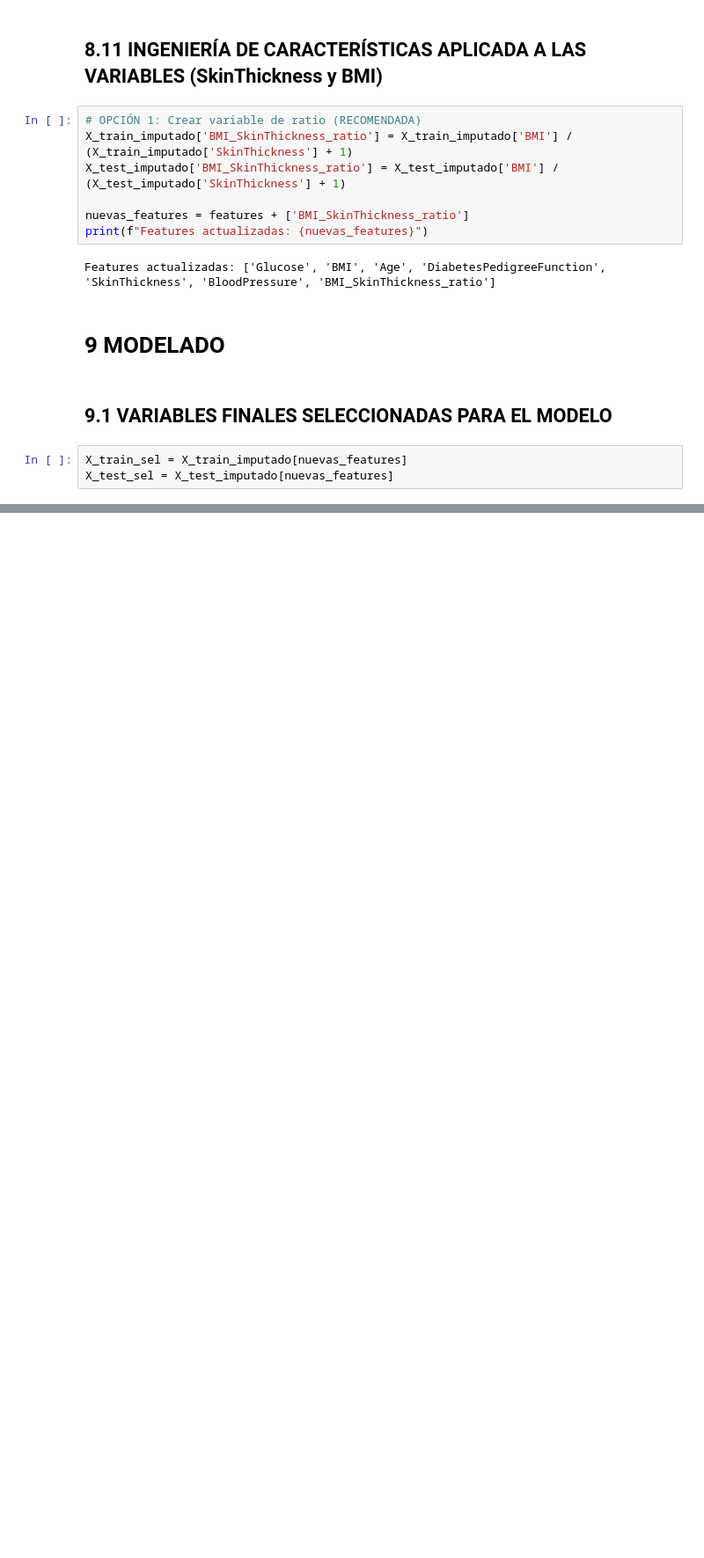
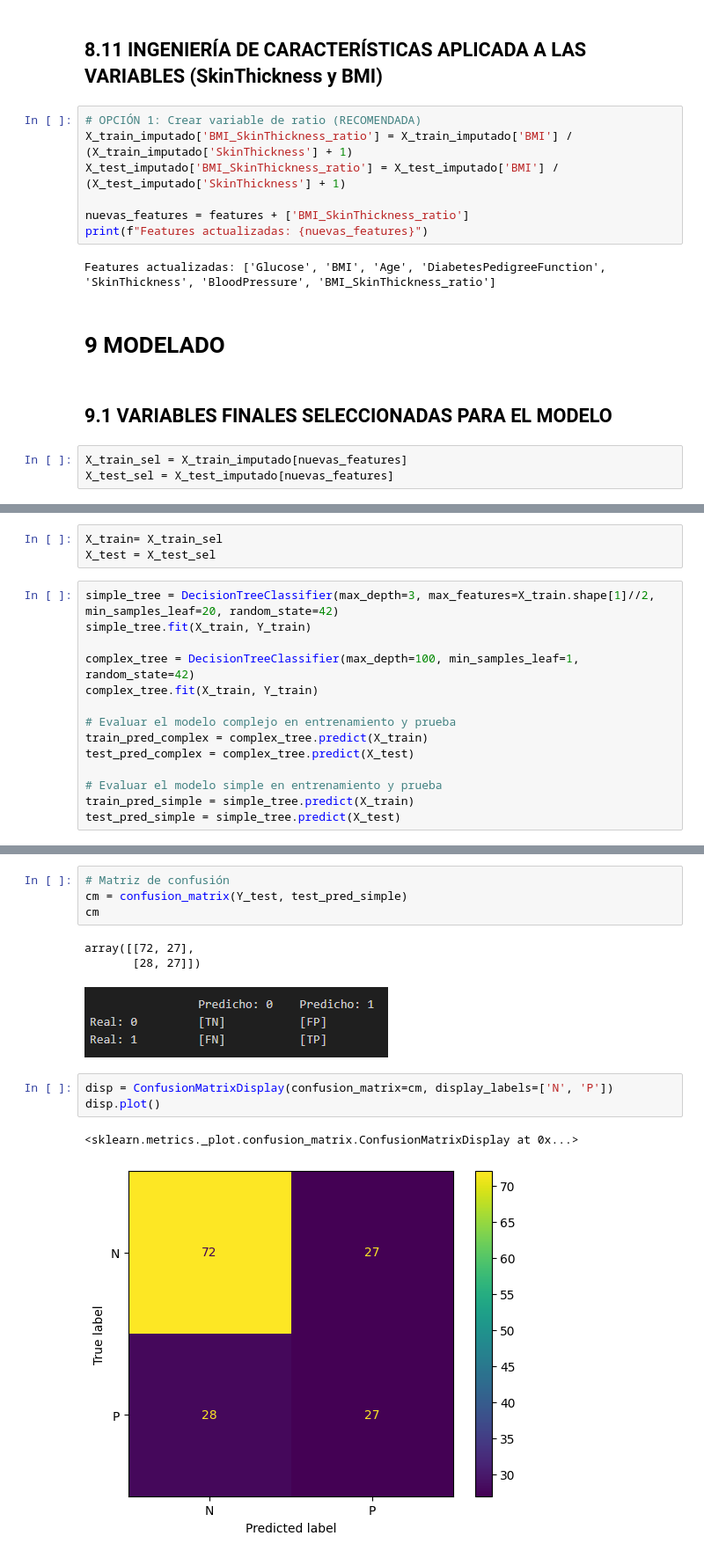
Before and after one commit to 4GeeksAcademy/cathycaz-intro-ml, a Jupyter notebook: src/04-decission-tree..ipynb, the cells around one changed output, grey strips where cells are left out. Shown at 88% size. Cells and saved outputs as stored; diff of their text form; blank space fills up the shorter version.

Commit message:
Modelo de Predicción Simple

```diff
--- a/src/04-decission-tree..ipynb
+++ b/src/04-decission-tree..ipynb
@@ -1139,0 +1153,17 @@ X_train_sel.describe().T
+# %%
+X_train= X_train_sel
+X_test = X_test_sel
+# %%
+simple_tree = DecisionTreeClassifier(max_depth=3, max_features=X_train.shape[1]//2, min_samples_leaf=20, random_state=42)
+simple_tree.fit(X_train, Y_train)
+
+complex_tree = DecisionTreeClassifier(max_depth=100, min_samples_leaf=1, random_state=42)
+complex_tree.fit(X_train, Y_train)
+
+# Evaluar el modelo complejo en entrenamiento y prueba
+train_pred_complex = complex_tree.predict(X_train)
+test_pred_complex = complex_tree.predict(X_test)
+
+# Evaluar el modelo simple en entrenamiento y prueba
+train_pred_simple = simple_tree.predict(X_train)
+test_pred_simple = simple_tree.predict(X_test)
@@ -1139,0 +1220,15 @@ X_train_sel.describe().T
+# %%
+# Matriz de confusión
+cm = confusion_matrix(Y_test, test_pred_simple)
+cm
+# %% [output]
+array([[72, 27],
+       [28, 27]])
+# %% [markdown]
+![image.png](attachment:image.png)
+# %%
+disp = ConfusionMatrixDisplay(confusion_matrix=cm, display_labels=['N', 'P'])
+disp.plot()
+# %% [output]
+<sklearn.metrics._plot.confusion_matrix.ConfusionMatrixDisplay at 0x...>
+[figure, added]
```
Also changed, not shown: parts of 15 cells of this notebook.
